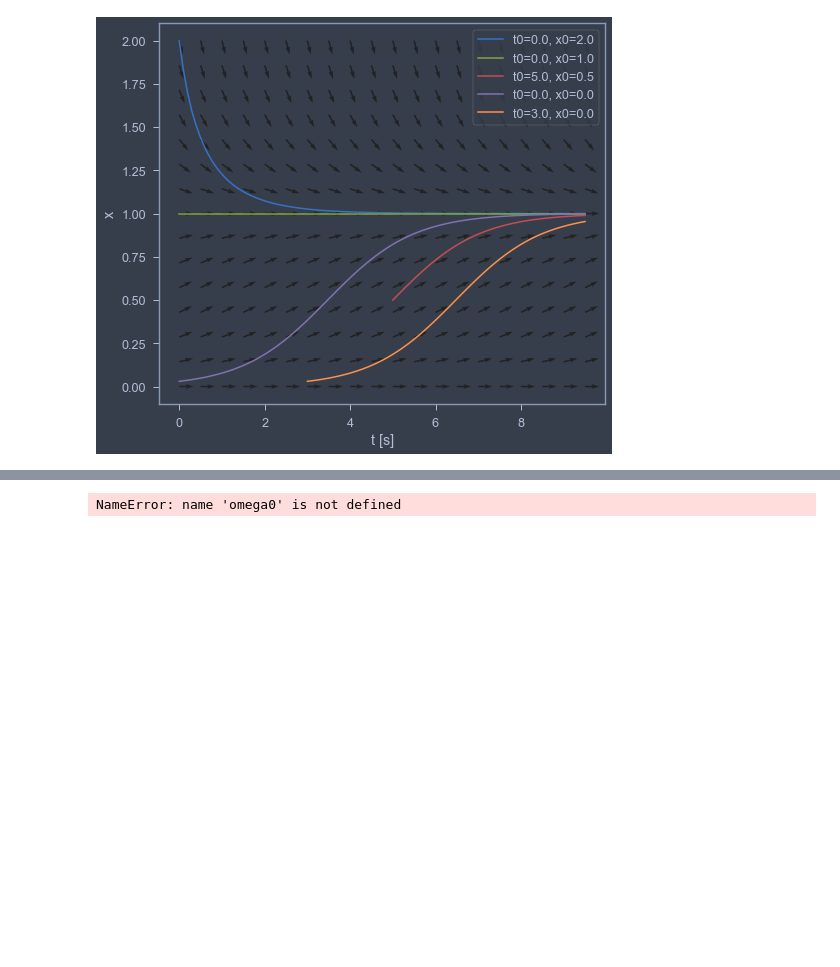
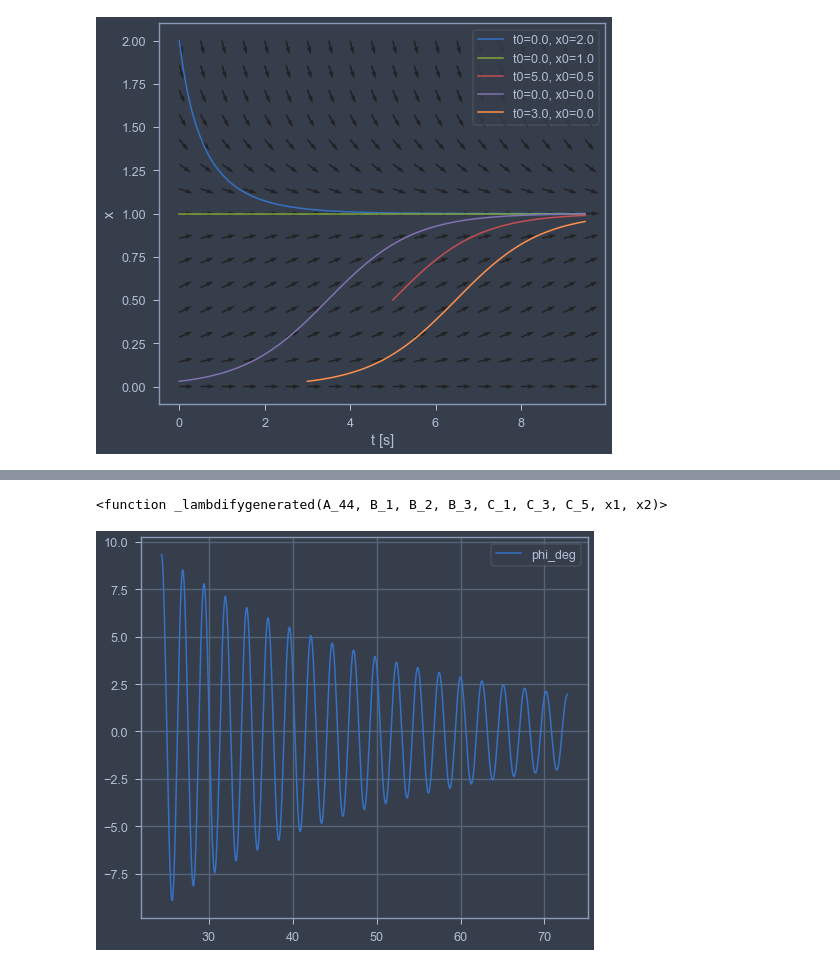
Before and after one commit to martinlarsalbert/Prediction-of-roll-motion-using-fully-nonlinear-potential-flow-and-Ikedas-method, a Jupyter notebook: notebooks/05.1_phase_plane_plot.ipynb, the cells around one changed output, grey strips where cells are left out. Saved outputs shown, nothing was run; the diff lists cells and outputs as text; code cells hidden in the pictures; blank space fills up the shorter version.

```diff
--- a/notebooks/05.1_phase_plane_plot.ipynb
+++ b/notebooks/05.1_phase_plane_plot.ipynb
@@ -193,11 +288,2 @@ $\displaystyle \phi{\left(t \right)} = \frac{\left(4 A_{44}^{2} \omega_{0}^{2} \
 # %%
-analytical_lambda = lambdify(sp.solve(analytical_solution_B_1,symbols.phi)[0])
+accelaration_quadratic_lambda = lambdify(sp.solve(eq_acceleration_quadratic,x2.diff())[0])
-# %%
-A_44=1
-B_1=0.1
-omega0
-
-
-phi_0, phi_01d
-# %% [output]
-NameError: name 'omega0' is not defined
@@ -205,0 +290,4 @@ analytical_lambda
+# %%
+accelaration_quadratic_lambda
+# %% [output]
+<function _lambdifygenerated(A_44, B_1, B_2, B_3, C_1, C_3, C_5, x1, x2)>
@@ -205,0 +327,34 @@ analytical_lambda
+# %%
+parameters = {
+ 'B_2A': 0.052059778389283974,
+ 'C_3A': -3.1821206941051803,
+ 'C_1A': 6.088581805080991,
+ 'B_3A': 0.0028870139489360486,
+ 'C_5A': 396.2046786411697,
+ 'B_1A': 0.05572815192117509,
+ 'score': 0.9992140495309503,
+ 'phi_start': 0.16293739741722763,
+ 'phi_stop': 0.036667136224551956,
+ 'omega0_fft': 2.4755750032144674,
+ 'A_44': 135.00020663291045,
+ 'B_2': 7.02808083981686,
+ 'C_3': -429.586951235060,
+ 'C_1': 821.959801787313,
+ 'B_3': 0.389747479658461,
+ 'C_5': 53487.7134854838,
+ 'B_1': 7.52331202462886,
+ 'omega0': 2.4675051783291138}
+
+simulation = RollDecayCubic(**parameters)
+# %%
+phi0 = np.deg2rad(9.335625196852943)
+phi01d = 0
+t = np.arange(24.39,72.73,0.01)
+df_result = simulation.simulate(t=t,phi0=phi0, phi1d0=phi01d)
+# %%
+fig,ax=plt.subplots()
+df_result['phi_deg'] = np.rad2deg(df_result['phi'])
+df_result.plot(y='phi_deg', ax=ax)
+ax.grid(True)
+# %% [output]
+[figure, added]
```
Also changed, not shown: parts of 31 cells of this notebook, 2 other files.
